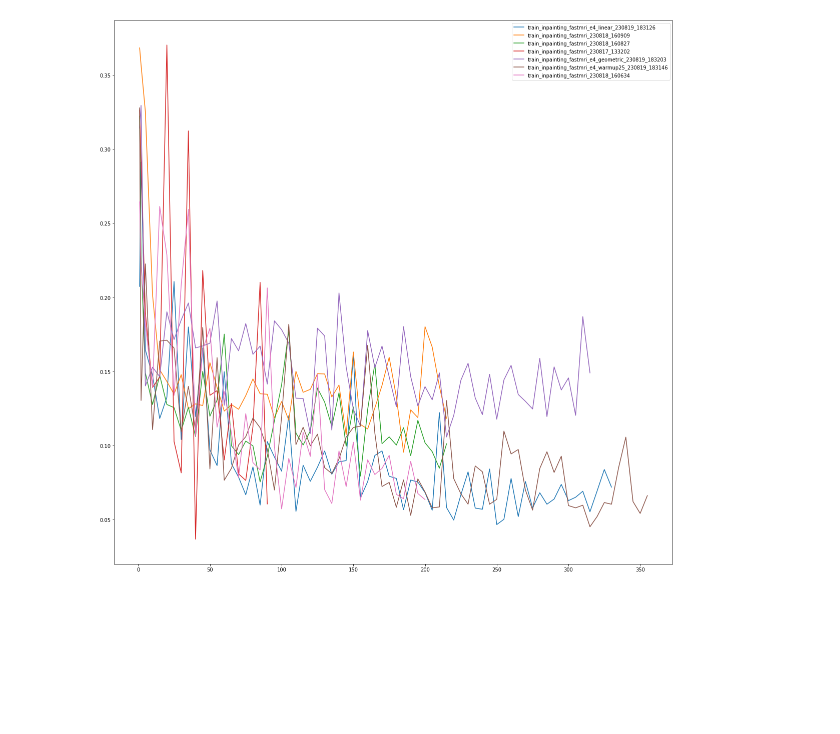
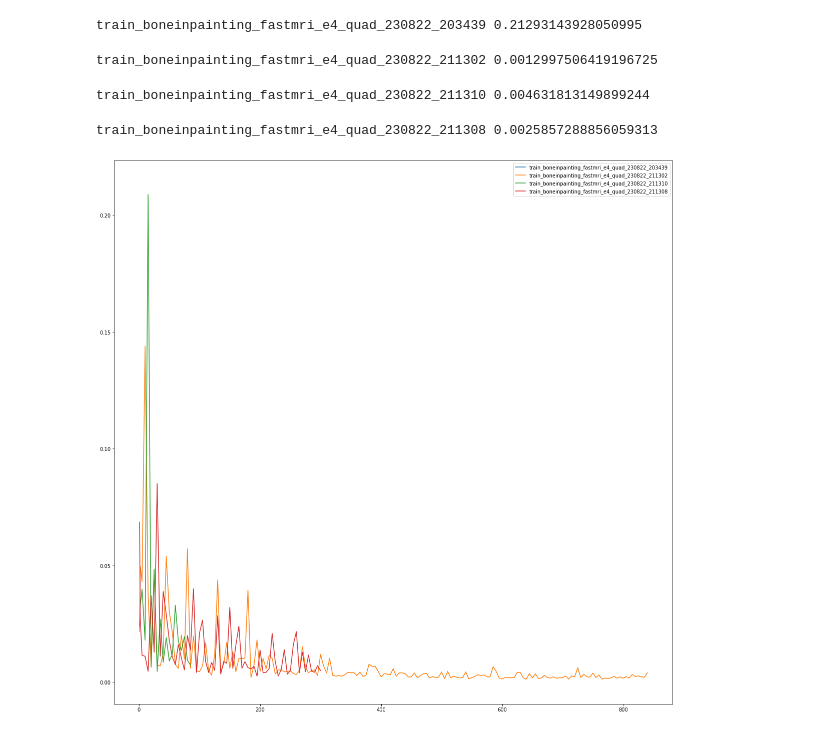
Before and after one commit to asy51/Palette-Image-to-Image-Diffusion-Models, a Jupyter notebook: recon_metrics.ipynb, the cells around one changed output. Drawn from its saved outputs; the diff is of its cells as text; code cells hidden in the pictures; blank space fills up the shorter version.

```diff
--- a/recon_metrics.ipynb
+++ b/recon_metrics.ipynb
@@ -48,7 +51,9 @@ for ROOT in tqdm(glob('experiments/*colorization*'), position=0):
         }
         # print(experiment, epoch, end='\r')
 
-    ax.plot(ret.keys(), pd.Series([r['l1_loss'] for r in ret.values()]).rolling(window=SMOOTH).mean(), label=experiment)
+    ax.plot(ret.keys(), pd.Series([r['l2_loss'] for r in ret.values()]).rolling(window=SMOOTH).mean(), label=experiment)
+    if ret:
+        print(experiment, min([r['l2_loss'] for r in ret.values()]).item())
     # plt.plot(ret.keys(), [r['l2_loss'] for r in ret.values()], label='l2_loss')
     # plt.title(experiment)
 ax.legend()
@@ -58,6 +66,6 @@ plt.show()
 # %%
 fig, ax = plt.subplots(1, 1, figsize=(20, 20))
-for ROOT in tqdm(glob('experiments/*inpainting*'), position=0):
+for ROOT in tqdm(glob('experiments/*boneinpainting*'), position=0):
     ROOT = ROOT + '/results/val/'
     experiment = ROOT.split('/')[-4]
     folders = glob(f"{ROOT}/*")
@@ -65,35 +73,42 @@ for ROOT in tqdm(glob('experiments/*inpainting*'), position=0):
     ret = {}
     for folder in tqdm(folders, position=1):
         epoch = int(folder.split('/')[-1])
         pngs = [g for g in glob(f'{folder}/*') if any(x in g for x in ['GT', 'Out', 'Mask'])]
         slcs = set([p.split('/')[-1].replace('GT_','').replace('Out_','').replace('Mask_','') for p in pngs])
         slcs = {k:
             {'gt': [p for p in pngs if k in p and 'GT' in p][0],
             'out': [p for p in pngs if k in p and 'Out' in p][0],
             'mask': [p for p in pngs if k in p and 'Mask' in p][0]} for k in slcs}
         masked_loss = []
         loss = []
         for slc in slcs.values():
             gt_path = slc['gt']
             gt = Image.open(gt_path)
             gt_array = tx(gt)
             out_path = slc['out']
             out = Image.open(out_path)
             out_array = tx(out)
             mask_path = slc['mask']
             mask = Image.open(mask_path)
             mask_array = tx(mask) == 1
-            masked_loss.append(torch.sum(torch.abs(gt_array - out_array)) / mask_array.sum())
-            loss.append(l1(out_array, gt_array))
+            masked_loss.append(torch.sum((gt_array - out_array) ** 2) / mask_array.sum())
+            loss.append(l2(out_array, gt_array))
         ret[epoch] = {
             'masked_loss': torch.tensor(masked_loss).mean(),
             'loss': torch.tensor(loss).mean(),
         }
         # print(experiment, epoch, end='\r')
 
-    ax.plot(ret.keys(), pd.Series([r['masked_loss'] for r in ret.values()]).rolling(window=SMOOTH).mean(), label=experiment)
-    # plt.plot(ret.keys(), [r['loss'] for r in ret.values()], label='masked_loss')
+    if [r['masked_loss'] for r in ret.values()]:
+        ax.plot(ret.keys(), pd.Series([r['masked_loss'] for r in ret.values()]).rolling(window=SMOOTH).mean(), label=experiment)
+
+    if ret:
+        print(experiment, min([r['masked_loss'] for r in ret.values()]).item())
 ax.legend()
 plt.show()
 # %% [output]
+train_boneinpainting_fastmri_e4_quad_230822_203439 0.21293143928050995
+train_boneinpainting_fastmri_e4_quad_230822_211302 0.0012997506419196725
+train_boneinpainting_fastmri_e4_quad_230822_211310 0.004631813149899244
+train_boneinpainting_fastmri_e4_quad_230822_211308 0.0025857288856059313
-[figure, old version]
+[figure, new version]
```
Also changed, not shown: parts of 3 cells of this notebook.
